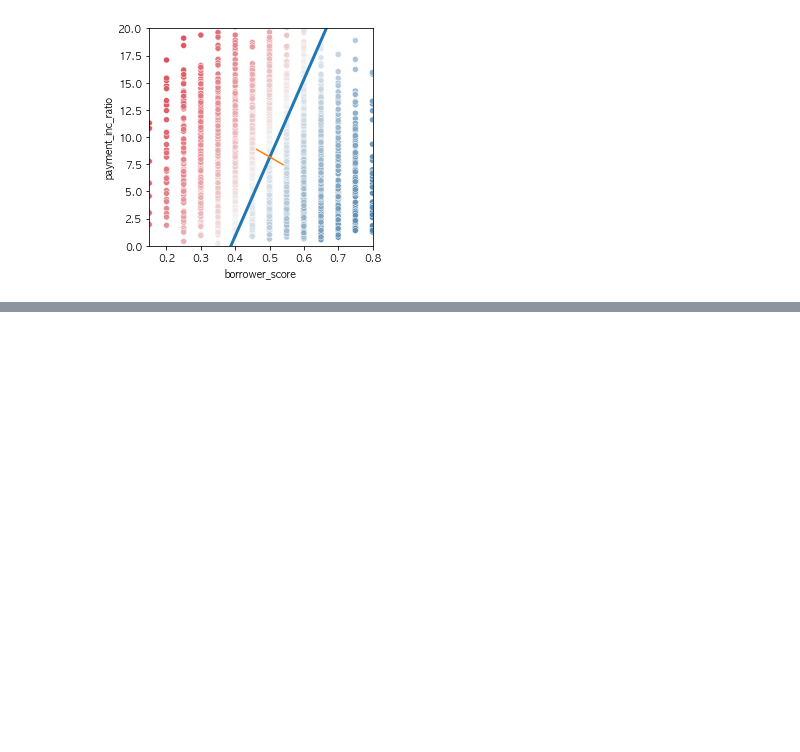
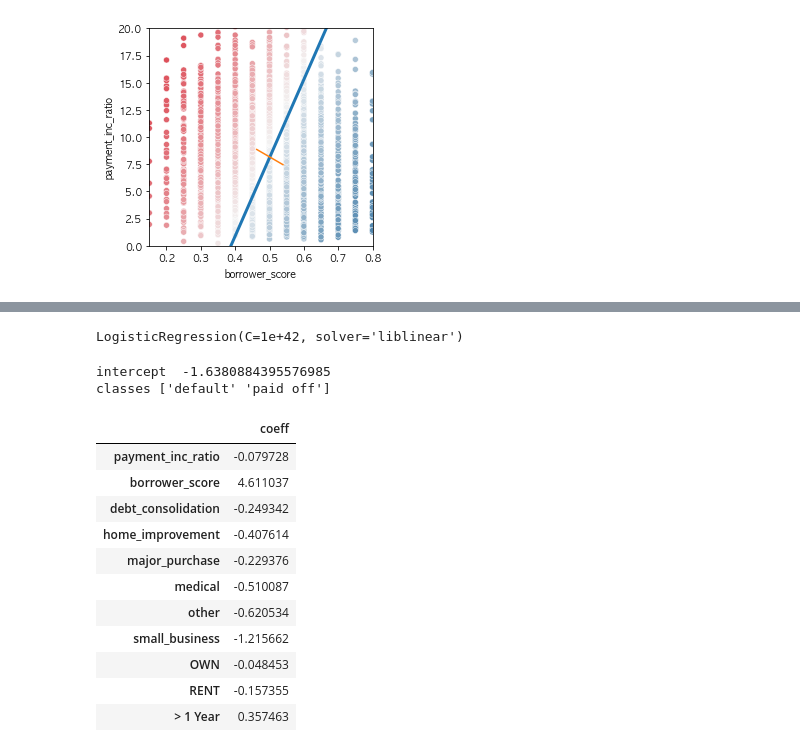
Before and after one commit to keemyo/Practical_Statistics, a Jupyter notebook: 05. 분류.ipynb, the cells around one changed output, grey strips where cells are left out. Saved outputs shown, nothing was run; the diff lists cells and outputs as text; code cells hidden in the pictures; blank space fills up the shorter version.

```diff
--- a/05. 분류.ipynb
+++ b/05. 분류.ipynb
@@ -208,0 +289,31 @@ array([4.66230812, 4.00213321])
+# %%
+from sklearn.linear_model import LogisticRegression
+predictors = ['payment_inc_ratio', 'purpose_', 'home_', 'emp_len_', 'borrower_score']
+outcome = 'outcome'
+X = pd.get_dummies(loan_data[predictors], prefix='', prefix_sep='',drop_first=True)
+y = loan_data[outcome]
+
+logit_reg = LogisticRegression(penalty='l2', C=1e42, solver='liblinear')
+logit_reg.fit(X,y)
+# %% [output]
+LogisticRegression(C=1e+42, solver='liblinear')
+# %%
+print('intercept ', logit_reg.intercept_[0])
+print('classes', logit_reg.classes_)
+
+pd.DataFrame({'coeff': logit_reg.coef_[0]}, index=X.columns)
+# %% [output]
+intercept  -1.6380884395576985
+classes ['default' 'paid off']
+|  | coeff |
+| payment_inc_ratio | -0.079728 |
+| borrower_score | 4.611037 |
+| debt_consolidation | -0.249342 |
+| home_improvement | -0.407614 |
+| major_purchase | -0.229376 |
+| medical | -0.510087 |
+| other | -0.620534 |
+| small_business | -1.215662 |
+| OWN | -0.048453 |
+| RENT | -0.157355 |
+| > 1 Year | 0.357463 |
```
Also changed, not shown: parts of 10 cells of this notebook.
